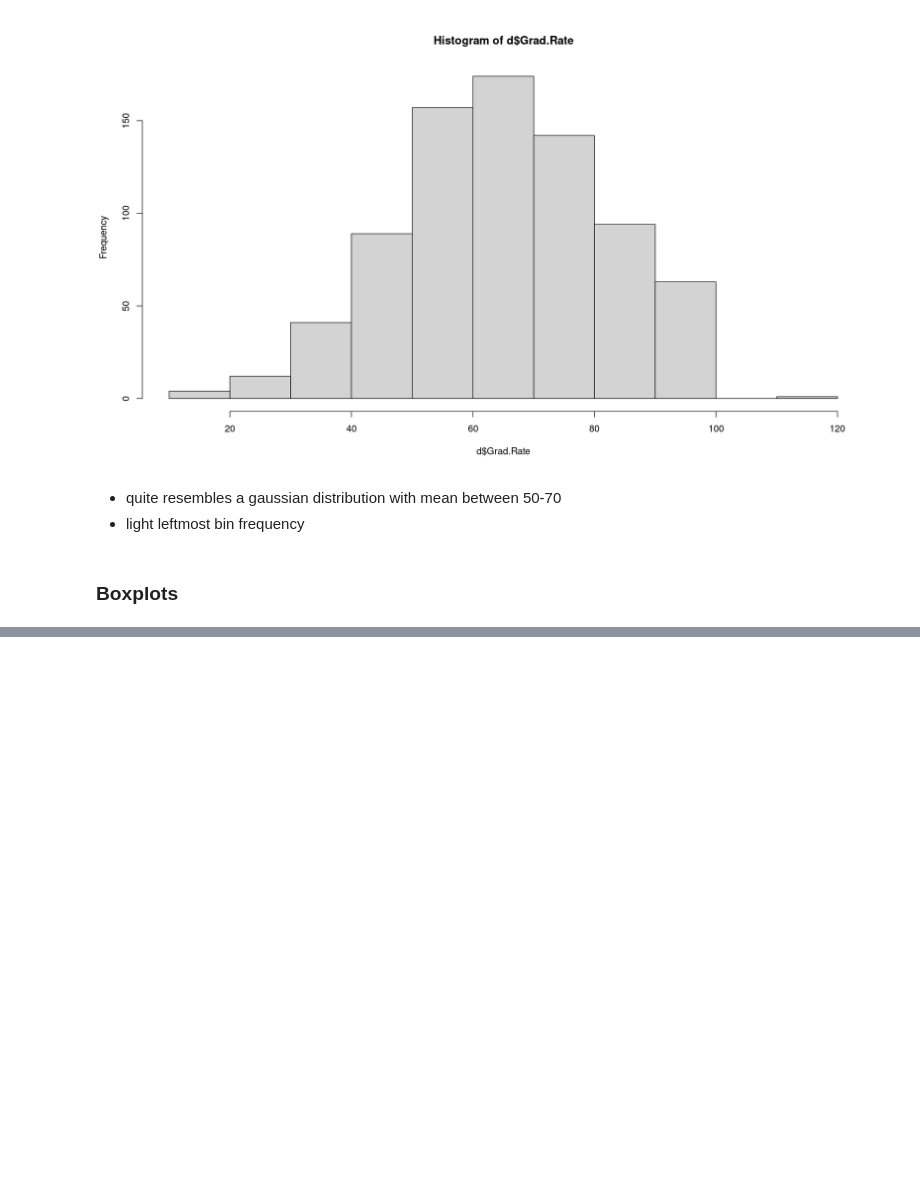
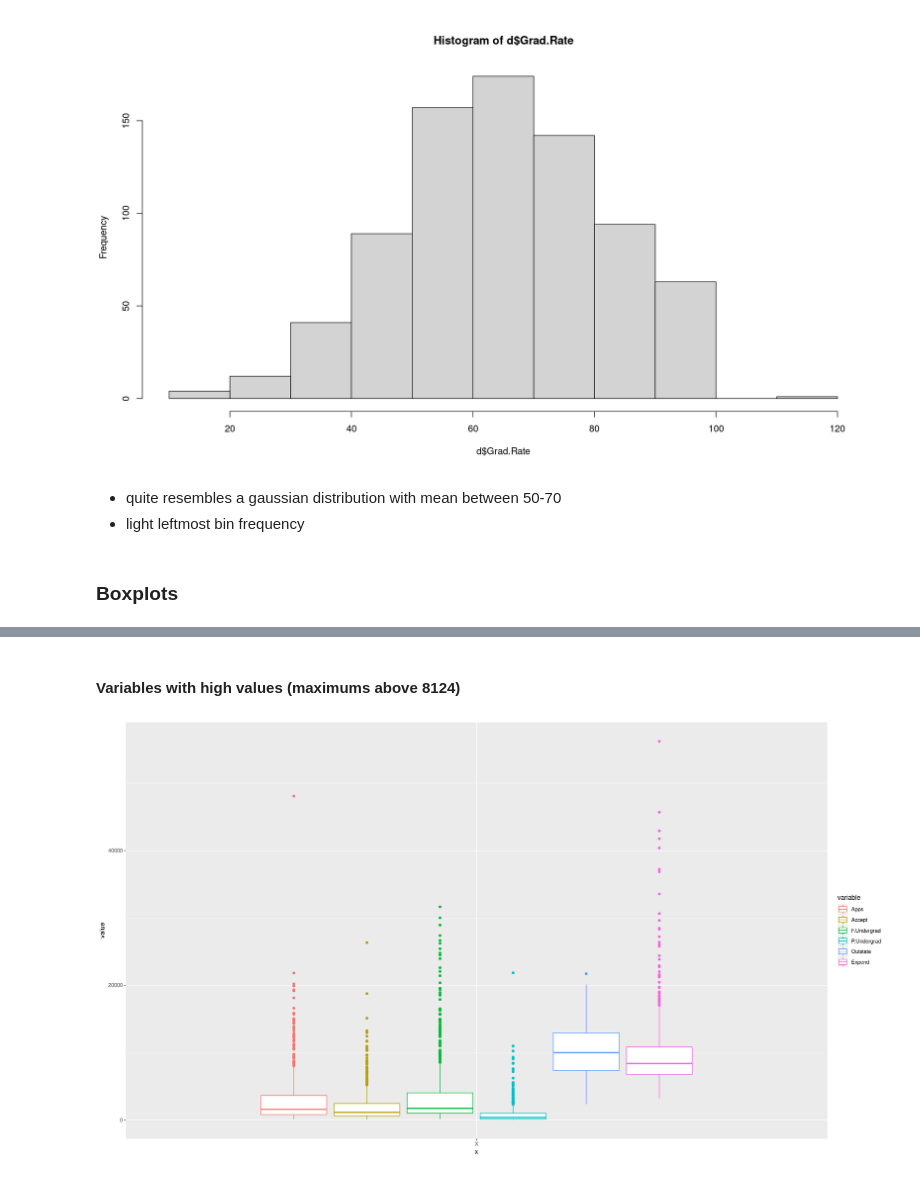
Before and after one commit to dreth/UC3MMultivariateAnalysis, a Jupyter notebook: Topic 1/Exercise 1/Exercise_1.ipynb, the cells around one changed output, grey strips where cells are left out. Drawn from its saved outputs; the diff is of its cells as text; code cells hidden in the pictures; blank space fills up the shorter version.

```diff
--- a/Topic 1/Exercise 1/Exercise_1.ipynb
+++ b/Topic 1/Exercise 1/Exercise_1.ipynb
@@ -226,0 +414,8 @@ ggplot(d2) +
+# %% [markdown]
+#### Variables with high values (maximums above 8124)
+# %%
+high_val %>%
+    ggplot(aes(x="X", y=value)) +
+    geom_boxplot(aes(color=variable))
+# %% [output]
+[figure, added]
```
Also changed, not shown: parts of 17 cells of this notebook.
